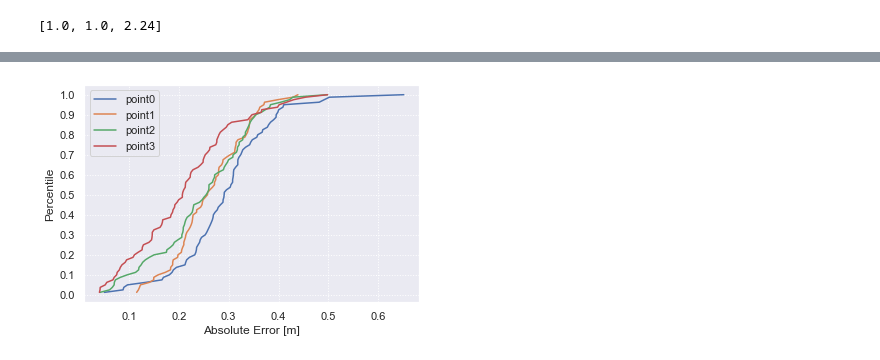
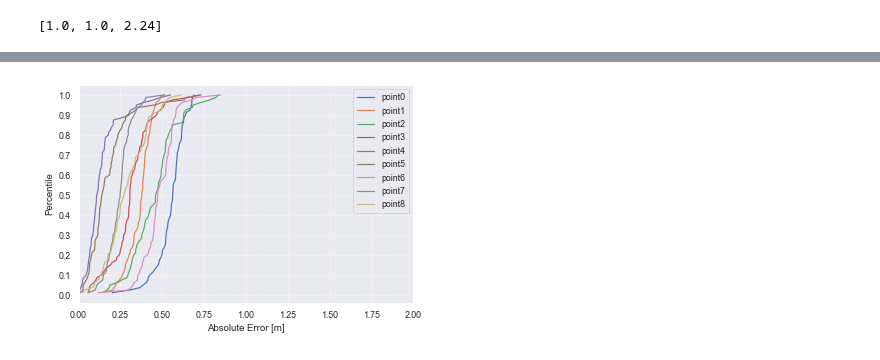
Before and after one commit to auk1709/VLP-Lab, a Jupyter notebook: alsPositioning.ipynb, the cells around one changed output, grey strips where cells are left out. Saved outputs shown, nothing was run; the diff lists cells and outputs as text; code cells hidden in the pictures.

```diff
--- a/alsPositioning.ipynb
+++ b/alsPositioning.ipynb
@@ -64,14 +64,17 @@ specs_list = [[FFT(illus[18*i:(18*i)+18]) for i in range(len(illus) // 18)]
 specs_mean_list = np.array([np.mean(specs, axis=0) for specs in specs_list])
 
 sns.set()
+sns.set_context("paper")
 for specs, mean in zip(specs_list, specs_mean_list):
-    fig, axes = plt.subplots(1, 2, figsize=(12, 4))
+    # fig, axes = plt.subplots(1, 2, figsize=(12, 4))
+    fig, ax = plt.subplots()
     for spec in specs:
-        axes[0].plot(x, spec[1:])
-    axes[1].plot(x, mean[1:])
-    for ax in axes:
-        ax.set_xticks(x)
-        ax.set_xticklabels(x)
-        ax.set_xlabel('Frequency [Hz]')
-        ax.set_ylabel('Amplitude')
+        # axes[0].plot(x, spec[1:])
+        ax.plot(x, spec[1:])
+    # axes[1].plot(x, mean[1:])
+    # for ax in axes:
+    ax.set_xticks(x)
+    ax.set_xticklabels(x)
+    ax.set_xlabel('Frequency [Hz]')
+    ax.set_ylabel('Amplitude')
 # %% [output]
@@ -93,10 +109,10 @@ SAMPLING_FREQENCY = 17.78
 # 使用する周波数ピークの位置
 PEAK_POSITIONS = [10, 11, 13, 14]
 # フィッティングの座標
-# FITTING_POSITIONS = [[1.25, 1.0, 1.03], [1.25, 1.25, 1.03], [1.25, 1.5, 1.03], [1.25, 1.75, 1.03], [1.25, 2.0, 1.03],
-#                      [1.75, 1.0, 1.03], [1.75, 1.25, 1.03], [1.75, 1.5, 1.03], [1.75, 1.75, 1.03], [1.75, 2.0, 1.03]]
-FITTING_POSITIONS = [[1.25, 1.0, 1.03], [1.25, 1.5, 1.03], [1.25, 2.0, 1.03],
-                     [1.75, 1.0, 1.03], [1.75, 1.5, 1.03], [1.75, 2.0, 1.03]]
+FITTING_POSITIONS = [[1.25, 1.0, 1.03], [1.25, 1.25, 1.03], [1.25, 1.5, 1.03], [1.25, 1.75, 1.03], [1.25, 2.0, 1.03],
+                     [1.75, 1.0, 1.03], [1.75, 1.25, 1.03], [1.75, 1.5, 1.03], [1.75, 1.75, 1.03], [1.75, 2.0, 1.03]]
+# FITTING_POSITIONS = [[1.25, 1.0, 1.03], [1.25, 1.5, 1.03], [1.25, 2.0, 1.03],
+#                      [1.75, 1.0, 1.03], [1.75, 1.5, 1.03], [1.75, 2.0, 1.03]]
 # %%
 class Led():
     sampling_frequency = SAMPLING_FREQENCY
@@ -163,14 +179,14 @@ for led in led_list:
 # %%
 # 測位点の正解座標
-# TEST_POSITIONS = [[1.0, 1.0, 1.03], [1.0, 1.5, 1.03], [1.0, 2.0, 1.03],
-#                   [1.5, 1.0, 1.03], [1.5, 1.5, 1.03], [1.5, 2.0, 1.03],
-#                   [2.0, 1.0, 1.03], [2.0, 1.5, 1.03], [2.0, 2.0, 1.03]]
-TEST_POSITIONS = [[1.25, 1.25, 1.03], [1.25, 1.75, 1.03],
-                  [1.75, 1.25, 1.03], [1.75, 1.75, 1.03]]
+TEST_POSITIONS = [[1.0, 1.0, 1.03], [1.0, 1.5, 1.03], [1.0, 2.0, 1.03],
+                  [1.5, 1.0, 1.03], [1.5, 1.5, 1.03], [1.5, 2.0, 1.03],
+                  [2.0, 1.0, 1.03], [2.0, 1.5, 1.03], [2.0, 2.0, 1.03]]
+# TEST_POSITIONS = [[1.25, 1.25, 1.03], [1.25, 1.75, 1.03],
+#                   [1.75, 1.25, 1.03], [1.75, 1.75, 1.03]]
 # %%
 # 測位用のデータから各LEDに対応する光の強度を取得する
 test_data_list = [import_data(file)
-                  for file in get_datapath('./data/csv/2021-12-20/test')]
+                  for file in get_datapath('./data/csv/2021-12-23/test')]
 complemented_test_data_list = [interporate(data) for data in test_data_list]
 test_illus_list = [data[:, 1] for data in complemented_test_data_list]
 test_specs_list = np.array([[FFT(illus[18*i:(18*i)+18]) for i in range(30, 110)]
@@ -254,15 +270,16 @@ print(percentile_error)
 # %%
 y_axis = []
 for j in range(len(times_error_list[0])):
     y_axis.append((j+1)/len(times_error_list[0]))
 
 for i, pos_err in enumerate(times_error_list):
     plt.plot(np.sort(pos_err), y_axis, label=f'point{i}')
 plt.yticks([0.0, 0.1, 0.2, 0.3, 0.4, 0.5, 0.6, 0.7, 0.8, 0.9, 1.0])
 # plt.xticks([0.1, 0.2, 0.3, 0.4, 0.5])
+plt.xlim(0,2.0)
 plt.xlabel('Absolute Error [m]')
 plt.ylabel('Percentile')
 plt.legend()
 plt.grid(linestyle='dotted')
 # %% [output]
-[figure, old version]
+[figure, new version]
```
Also changed, not shown: parts of 11 cells of this notebook, 4 other files.
